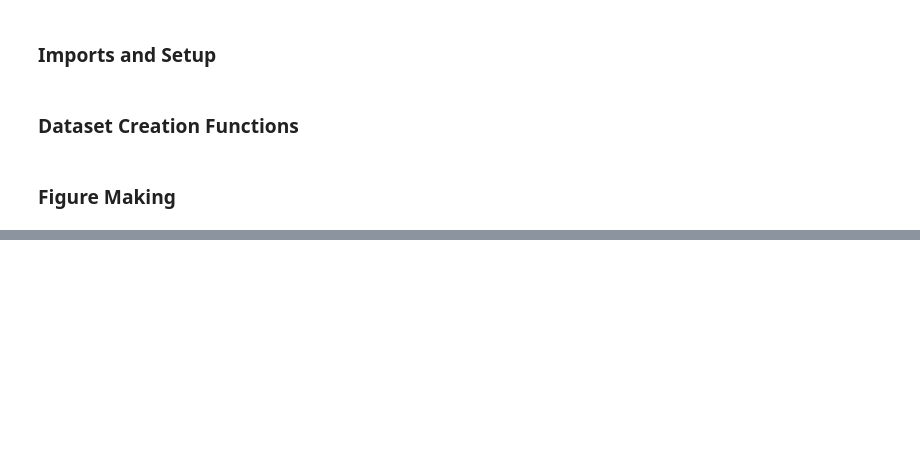
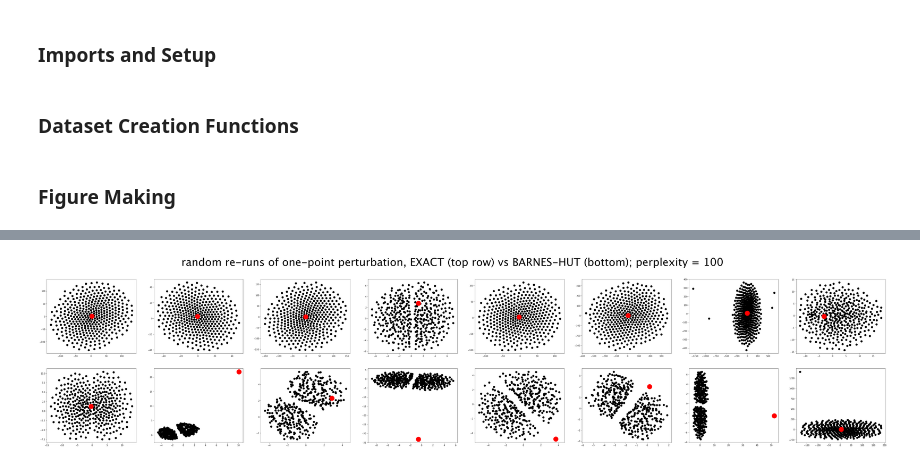
Before and after one commit to njbergam/tsne-exaggerates-clusters, a Jupyter notebook: 2_adversarial.ipynb, the cells around one changed output, grey strips where cells are left out. Drawn from its saved outputs; the diff is of its cells as text; code cells hidden in the pictures; blank space fills up the shorter version.

```diff
--- a/2_adversarial.ipynb
+++ b/2_adversarial.ipynb
@@ -872,0 +517,23 @@ axs[1].hist(l1 / np.mean(pdist(X)) + 1 - np.min(r),bins=100, color='red')
+# %%
+fig, axs = plt.subplots(2,8, figsize=(70,14))
+
+runs_exact = []
+runs_approx = []
+for i in range(8):
+    tsne = TSNE(learning_rate=100,perplexity=100,method='exact',random_state=i)
+    plot = tsne.fit_transform(X1)
+    runs_exact.append( plot )
+    axs[0,i].scatter(plot[:-1,0],plot[:-1,1], s=80, color='black')
+    axs[0,i].scatter(plot[-1,0],plot[-1,1],  s=500, color='red')
+
+
+    tsne = TSNE(learning_rate=100,perplexity=100,method='barnes_hut',random_state=i)
+    plot = tsne.fit_transform(X1)
+    runs_approx.append( plot )
+    axs[1,i].scatter(plot[:-1,0],plot[:-1,1], s=80, color='black')
+    axs[1,i].scatter(plot[-1,0],plot[-1,1],  s=500, color='red')
+
+plt.suptitle('random re-runs of one-point perturbation, EXACT (top row) vs BARNES-HUT (bottom); perplexity = 100', fontsize=50)
+plt.savefig('visuals/perturbation/one_pt_perturb_exact_v_bh.png')
+# %% [output]
+[figure, added]
```
Also changed, not shown: parts of 25 cells of this notebook, 15 other files.
